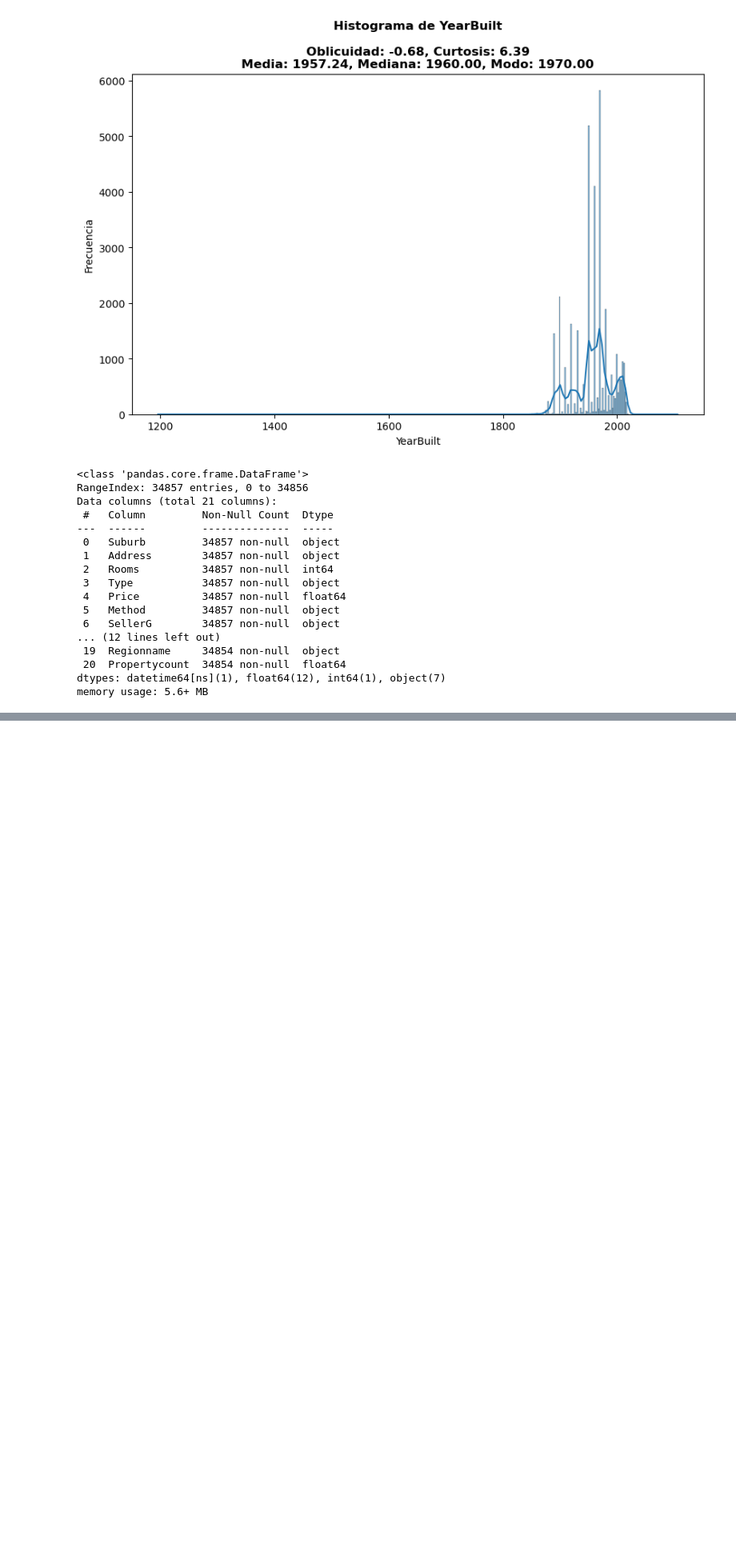
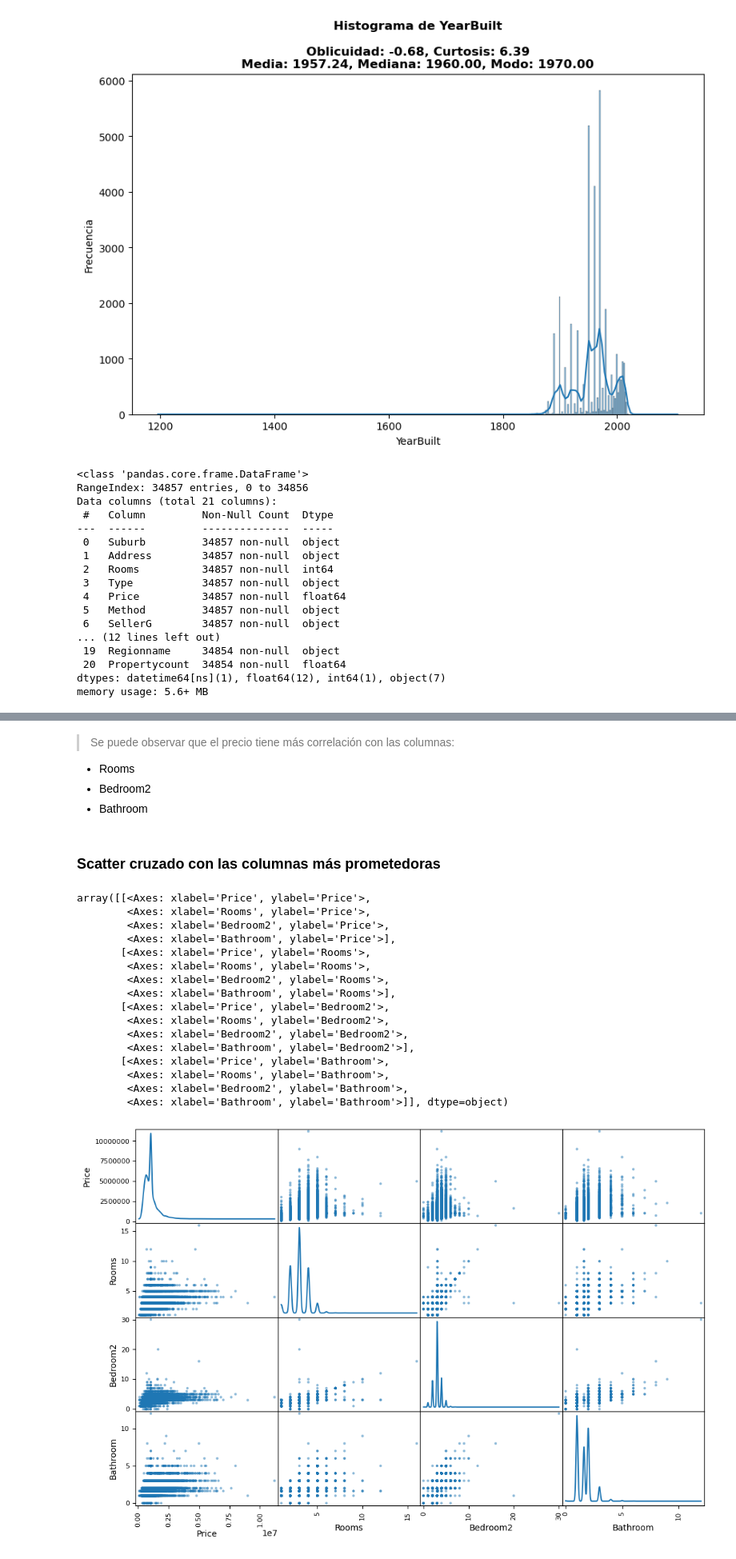
Before and after one commit to DaniMartinezX/carpeta_IA, a Jupyter notebook: Sistemas de Aprendizaxe Automático/practicas/melbourne_housing.ipynb, the cells around one changed output, grey strips where cells are left out. Shown at 80% size. Saved outputs shown, nothing was run; the diff lists cells and outputs as text; code cells hidden in the pictures; blank space fills up the shorter version.

```diff
--- a/Sistemas de Aprendizaxe Automático/practicas/melbourne_housing.ipynb
+++ b/Sistemas de Aprendizaxe Automático/practicas/melbourne_housing.ipynb
@@ -447,0 +538,2 @@ memory usage: 5.6+ MB
+# %%
+dfhousing_matrix = dfnewhousing.drop(columns=["Suburb","Address","Type","Method","SellerG","CouncilArea","Regionname"])
@@ -447,0 +560,30 @@ memory usage: 5.6+ MB
+# %% [markdown]
+> Se puede observar que el precio tiene más correlación con las columnas:
+- Rooms
+- Bedroom2
+- Bathroom
+# %% [markdown]
+### Scatter cruzado con las columnas más prometedoras
+# %%
+from pandas.plotting import scatter_matrix
+
+attributes = ["Price", "Rooms", "Bedroom2", "Bathroom"]
+scatter_matrix(dfhousing_matrix[attributes], figsize=(12,8), diagonal="kde")
+# %% [output]
+array([[<Axes: xlabel='Price', ylabel='Price'>,
+        <Axes: xlabel='Rooms', ylabel='Price'>,
+        <Axes: xlabel='Bedroom2', ylabel='Price'>,
+        <Axes: xlabel='Bathroom', ylabel='Price'>],
+       [<Axes: xlabel='Price', ylabel='Rooms'>,
+        <Axes: xlabel='Rooms', ylabel='Rooms'>,
+        <Axes: xlabel='Bedroom2', ylabel='Rooms'>,
+        <Axes: xlabel='Bathroom', ylabel='Rooms'>],
+       [<Axes: xlabel='Price', ylabel='Bedroom2'>,
+        <Axes: xlabel='Rooms', ylabel='Bedroom2'>,
+        <Axes: xlabel='Bedroom2', ylabel='Bedroom2'>,
+        <Axes: xlabel='Bathroom', ylabel='Bedroom2'>],
+       [<Axes: xlabel='Price', ylabel='Bathroom'>,
+        <Axes: xlabel='Rooms', ylabel='Bathroom'>,
+        <Axes: xlabel='Bedroom2', ylabel='Bathroom'>,
+        <Axes: xlabel='Bathroom', ylabel='Bathroom'>]], dtype=object)
+[figure, added]
```
Also changed, not shown: parts of 25 cells of this notebook, 3 other files.
